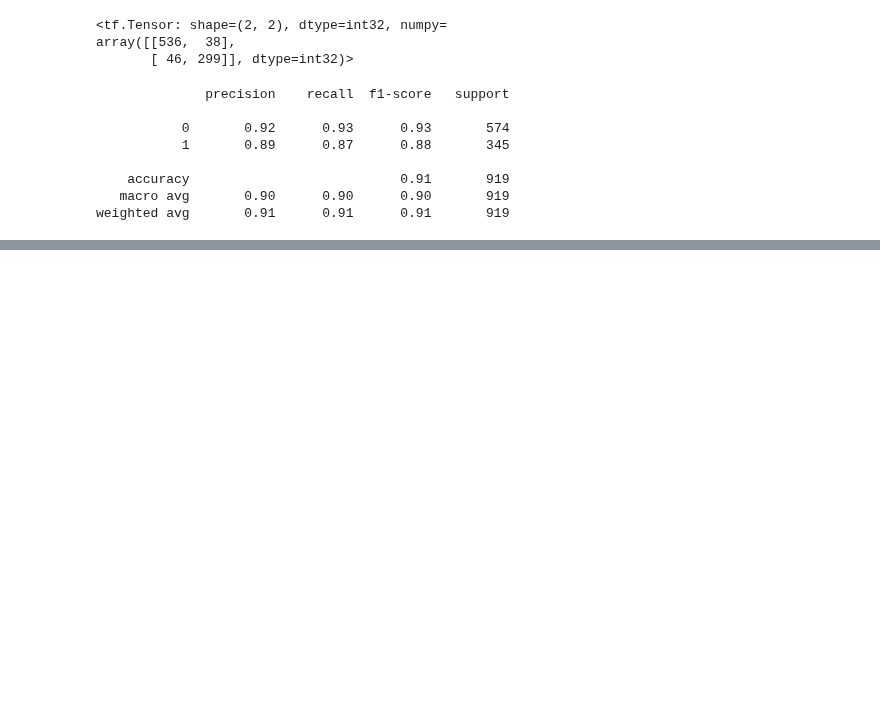
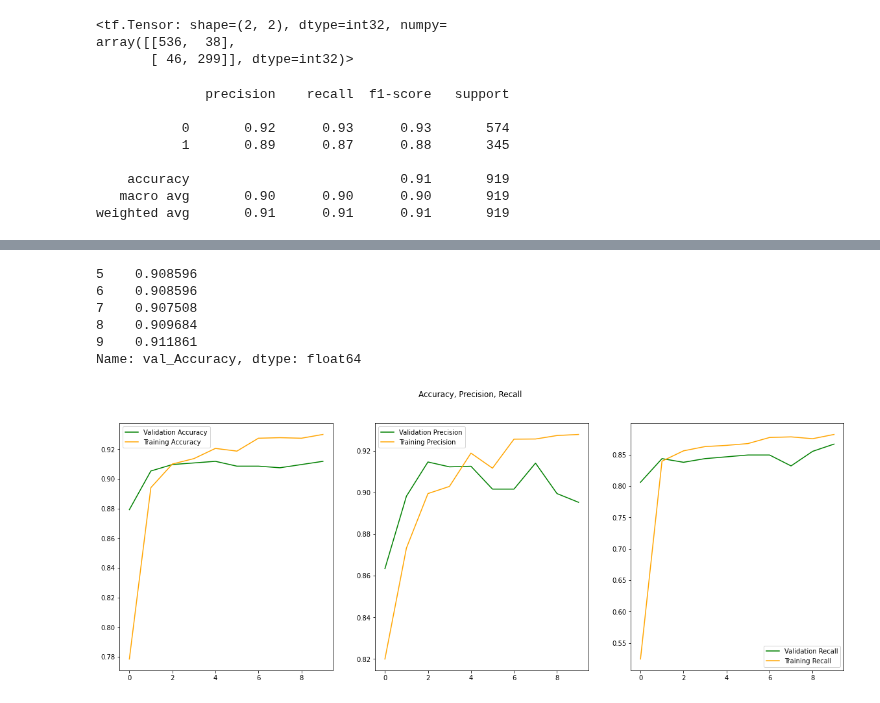
Before and after one commit to creigsantiago/GA-Project-5, a Jupyter notebook: Modeling_NaiveBayes_NeuralNets.ipynb, the cells around one changed output, grey strips where cells are left out. Cells and saved outputs as stored; diff of their text form; code cells hidden in the pictures; blank space fills up the shorter version.

```diff
--- a/Modeling_NaiveBayes_NeuralNets.ipynb
+++ b/Modeling_NaiveBayes_NeuralNets.ipynb
@@ -485,0 +486,15 @@ AttributeError: 'GridSearchCV' object has no attribute 'evaluate'
+# %%
+early_stop = EarlyStopping(monitor='val_loss', patience=5, verbose=1)
+# %%
+# compile model
+model_nn3.compile(loss='bce', optimizer ='adam', metrics = ['Accuracy', 'Recall', 'Precision'])
+# %%
+# fit model
+history_3 = model_nn3.fit(
+    X_train_sc,
+    y_train,
+    validation_data=(X_test_sc, y_test),
+    epochs=100,
+    callbacks=early_stop,
+    verbose=0
+)
@@ -485,0 +503,4 @@ AttributeError: 'GridSearchCV' object has no attribute 'evaluate'
+# %%
+# save history into a df
+history_3_df = pd.DataFrame(history_3.history)
+history_3_df.head()
@@ -485,0 +514,30 @@ AttributeError: 'GridSearchCV' object has no attribute 'evaluate'
+# %%
+history_3_df['val_Accuracy'][5:]
+# %% [output]
+5    0.908596
+6    0.908596
+7    0.907508
+8    0.909684
+9    0.911861
+Name: val_Accuracy, dtype: float64
+# %%
+# subplots of accuracy, precision and recall
+fig, (ax1, ax2, ax3) = plt.subplots(nrows = 1, ncols=3, figsize = (20, 7))
+fig.suptitle('Accuracy, Precision, Recall')
+
+# axis 1 - accuracy
+ax1.plot(history_3_df["val_Accuracy"], label='Validation Accuracy', color='green')
+ax1.plot(history_3_df["Accuracy"], label='Training Accuracy', color='orange')
+ax1.legend(loc="upper left")
+# axis 2 - precision
+ax2.plot(history_3_df['val_precision'], label='Validation Precision', color='green')
+ax2.plot(history_3_df['precision'], label='Training Precision', color='orange')
+ax2.legend(loc="upper left")
+# axis3 - recall
+ax3.plot(history_3_df['val_recall'], label='Validation Recall', color='green')
+ax3.plot(history_3_df['recall'], label='Training Recall', color='orange')
+ax3.legend(loc="upper left")
+
+plt.legend();
+# %% [output]
+[figure, added]
```
Also changed, not shown: parts of 95 cells of this notebook, 1 other file.
